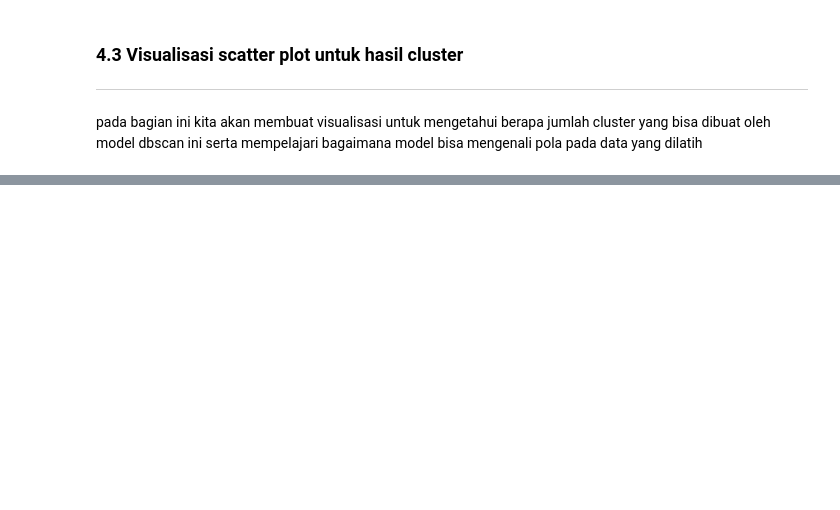
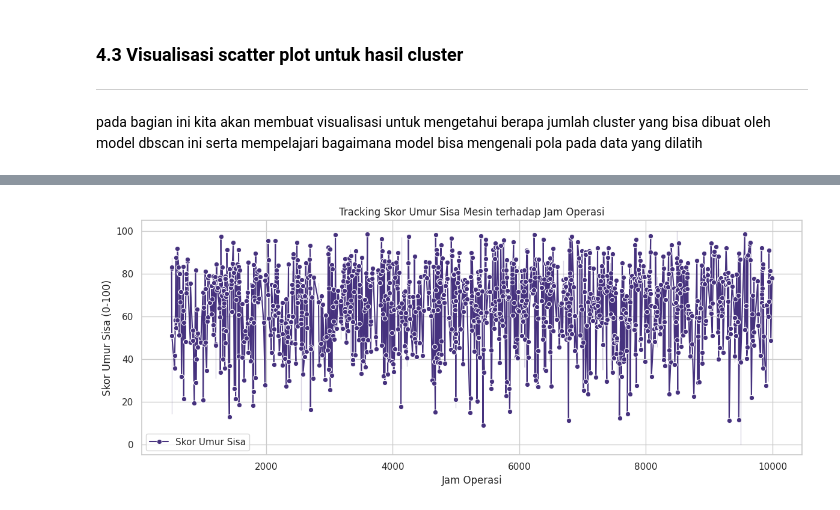
Before and after one commit to BlackBox-Ops/prediksi-estimasi-perbaikan-mesin, a Jupyter notebook: DS Series Prediksi dan Estimasi Perbaikan Mesin.ipynb, the cells around one changed output, grey strips where cells are left out. Cells and saved outputs as stored; diff of their text form; code cells hidden in the pictures; blank space fills up the shorter version.

```diff
--- a/DS Series Prediksi dan Estimasi Perbaikan Mesin.ipynb
+++ b/DS Series Prediksi dan Estimasi Perbaikan Mesin.ipynb
@@ -1016,0 +917,29 @@ Cluster unik: [-1  0]
+# %%
+# Normalisasi skor: makin negatif = makin buruk
+min_score = df_result_sorted['anomaly_score'].min()
+max_score = df_result_sorted['anomaly_score'].max()
+
+def skor_umur(score):
+    normalized = (score - min_score) / (max_score - min_score)  # skala 0-1
+    return np.clip(normalized * 100, 0, 100)
+
+df_result_sorted['skor_umur_sisa'] = df_result_sorted['anomaly_score'].apply(skor_umur)
+# %%
+# Hitung selisih antar baris (derivatif degradasi)
+df_result_sorted['degradasi'] = df_result_sorted['skor_umur_sisa'].diff().fillna(0)
+
+# Tandai degradasi aktif jika turun lebih dari ambang batas
+df_result_sorted['degradasi_status'] = df_result_sorted['degradasi'].apply(
+    lambda x: 'Turun Tajam' if x < -5 else 'Stabil / Naik'
+)
+# %%
+plt.figure(figsize=(12, 5))
+sns.lineplot(data=df_result_sorted, x='Jam_Operasi', y='skor_umur_sisa', label='Skor Umur Sisa', marker='o')
+plt.title('Tracking Skor Umur Sisa Mesin terhadap Jam Operasi')
+plt.xlabel('Jam Operasi')
+plt.ylabel('Skor Umur Sisa (0-100)')
+plt.grid(True)
+plt.tight_layout()
+plt.show()
+# %% [output]
+[figure, added]
```
Also changed, not shown: parts of 16 cells of this notebook.
